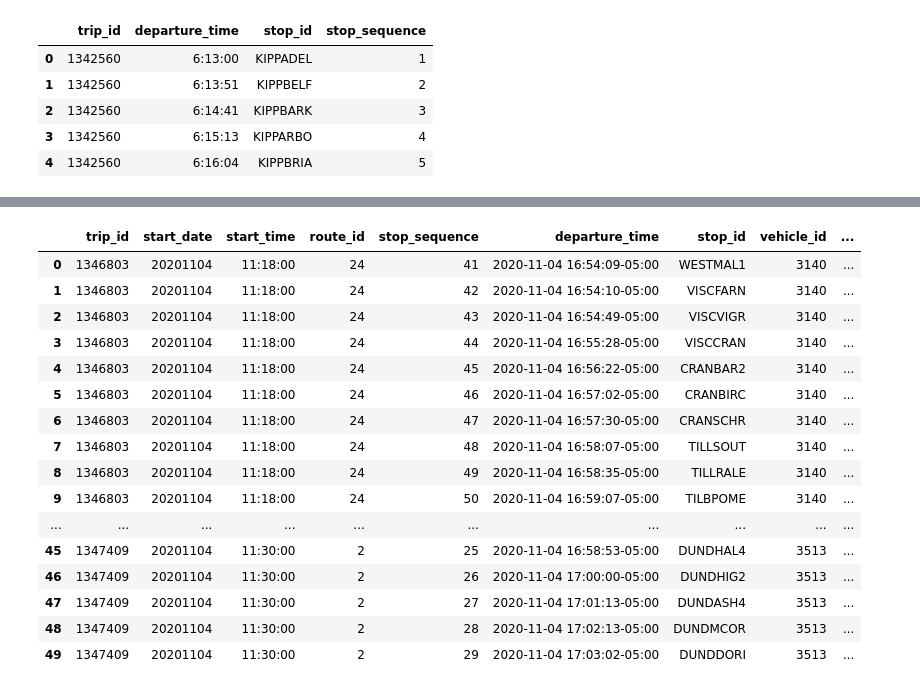
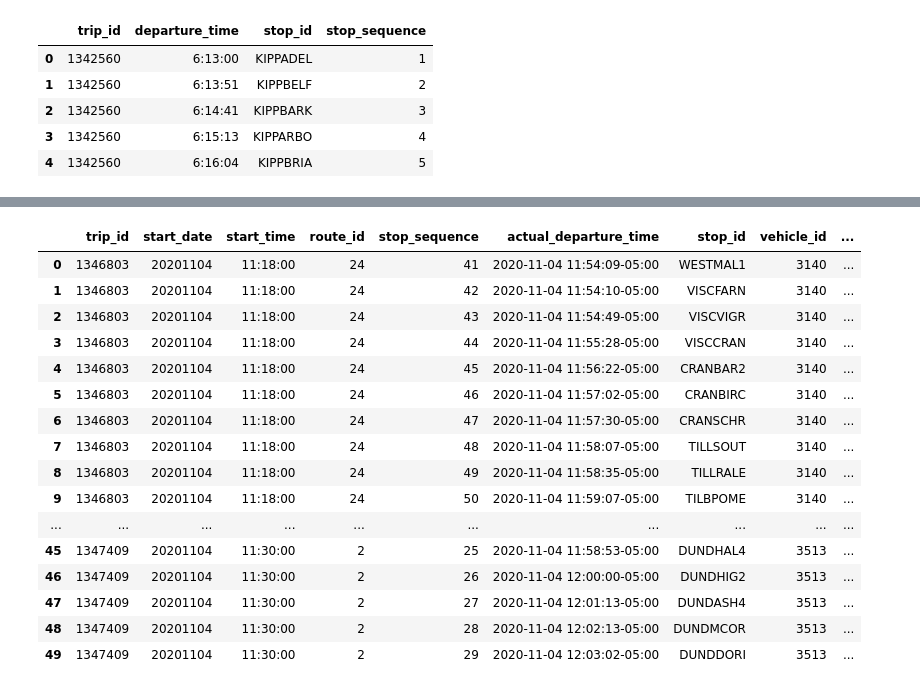
Before and after one commit to ningsongshen/public-transit-schedules, a Jupyter notebook: modelling/model.ipynb, the cells around one changed output, grey strips where cells are left out. Saved outputs shown, nothing was run; the diff lists cells and outputs as text; code cells hidden in the pictures.

```diff
--- a/modelling/model.ipynb
+++ b/modelling/model.ipynb
@@ -50,6 +50,7 @@ memory usage: 5.5+ MB
 # %%
 csv_path = RESULT_DIRECTORY + '/result.csv'
-actual_df = pd.read_csv(csv_path, sep=',', error_bad_lines=False, index_col=False, infer_datetime_format=True)
+actual_df = pd.read_csv(csv_path, sep=',', error_bad_lines=False, index_col=False)
+actual_df = actual_df.rename(columns={'departure_time': 'actual_departure_time'})
 actual_df.info()
 actual_df.head()
 # %% [output]
@@ -109,8 +110,8 @@ memory usage: 274.1+ MB
 | 3 | 1346803 | 20201104 | 11:18:00 | 24 | 44 | 1604508928 | VISCCRAN | 3140 | ... |
 | 4 | 1346803 | 20201104 | 11:18:00 | 24 | 45 | 1604508982 | CRANBAR2 | 3140 | ... |
 # %%
-actual_df['departure_time'] = pd.to_datetime(actual_df['departure_time'], unit='s', errors='coerce').dt.tz_localize('America/Toronto')
-actual_df['timestamp'] = pd.to_datetime(actual_df['timestamp'], unit='s', errors='coerce').dt.tz_localize('America/Toronto')
+actual_df['actual_departure_time'] = pd.to_datetime(actual_df['actual_departure_time'], unit='s', errors='coerce').dt.tz_localize('utc').dt.tz_convert('America/Toronto')
+actual_df['timestamp'] = pd.to_datetime(actual_df['timestamp'], unit='s', errors='coerce').dt.tz_localize('utc').dt.tz_convert('America/Toronto')
 actual_df['stop_id'] = actual_df['stop_id'].astype('category')
 # actual_df['start_date'] = pd.to_datetime(actual_df['start_date'], infer_datetime_format=True, errors='coerce')
 # actual_df['start_time'] = pd.to_datetime(actual_df['start_time'], infer_datetime_format=True, errors='coerce')
@@ -136,20 +137,20 @@ Data columns (total 10 columns):
 dtypes: category(1), datetime64[ns, America/Toronto](2), int32(5), object(2)
 memory usage: 246.8+ MB
-|  | trip_id | start_date | start_time | route_id | stop_sequence | departure_time | stop_id | vehicle_id | ... |
-| 0 | 1346803 | 20201104 | 11:18:00 | 24 | 41 | 2020-11-04 16:54:09-05:00 | WESTMAL1 | 3140 | ... |
-| 1 | 1346803 | 20201104 | 11:18:00 | 24 | 42 | 2020-11-04 16:54:10-05:00 | VISCFARN | 3140 | ... |
-| 2 | 1346803 | 20201104 | 11:18:00 | 24 | 43 | 2020-11-04 16:54:49-05:00 | VISCVIGR | 3140 | ... |
-| 3 | 1346803 | 20201104 | 11:18:00 | 24 | 44 | 2020-11-04 16:55:28-05:00 | VISCCRAN | 3140 | ... |
-| 4 | 1346803 | 20201104 | 11:18:00 | 24 | 45 | 2020-11-04 16:56:22-05:00 | CRANBAR2 | 3140 | ... |
-| 5 | 1346803 | 20201104 | 11:18:00 | 24 | 46 | 2020-11-04 16:57:02-05:00 | CRANBIRC | 3140 | ... |
-| 6 | 1346803 | 20201104 | 11:18:00 | 24 | 47 | 2020-11-04 16:57:30-05:00 | CRANSCHR | 3140 | ... |
-| 7 | 1346803 | 20201104 | 11:18:00 | 24 | 48 | 2020-11-04 16:58:07-05:00 | TILLSOUT | 3140 | ... |
-| 8 | 1346803 | 20201104 | 11:18:00 | 24 | 49 | 2020-11-04 16:58:35-05:00 | TILLRALE | 3140 | ... |
-| 9 | 1346803 | 20201104 | 11:18:00 | 24 | 50 | 2020-11-04 16:59:07-05:00 | TILBPOME | 3140 | ... |
+|  | trip_id | start_date | start_time | route_id | stop_sequence | actual_departure_time | stop_id | vehicle_id | ... |
+| 0 | 1346803 | 20201104 | 11:18:00 | 24 | 41 | 2020-11-04 11:54:09-05:00 | WESTMAL1 | 3140 | ... |
+| 1 | 1346803 | 20201104 | 11:18:00 | 24 | 42 | 2020-11-04 11:54:10-05:00 | VISCFARN | 3140 | ... |
+| 2 | 1346803 | 20201104 | 11:18:00 | 24 | 43 | 2020-11-04 11:54:49-05:00 | VISCVIGR | 3140 | ... |
+| 3 | 1346803 | 20201104 | 11:18:00 | 24 | 44 | 2020-11-04 11:55:28-05:00 | VISCCRAN | 3140 | ... |
+| 4 | 1346803 | 20201104 | 11:18:00 | 24 | 45 | 2020-11-04 11:56:22-05:00 | CRANBAR2 | 3140 | ... |
+| 5 | 1346803 | 20201104 | 11:18:00 | 24 | 46 | 2020-11-04 11:57:02-05:00 | CRANBIRC | 3140 | ... |
+| 6 | 1346803 | 20201104 | 11:18:00 | 24 | 47 | 2020-11-04 11:57:30-05:00 | CRANSCHR | 3140 | ... |
+| 7 | 1346803 | 20201104 | 11:18:00 | 24 | 48 | 2020-11-04 11:58:07-05:00 | TILLSOUT | 3140 | ... |
+| 8 | 1346803 | 20201104 | 11:18:00 | 24 | 49 | 2020-11-04 11:58:35-05:00 | TILLRALE | 3140 | ... |
+| 9 | 1346803 | 20201104 | 11:18:00 | 24 | 50 | 2020-11-04 11:59:07-05:00 | TILBPOME | 3140 | ... |
 | ... | ... | ... | ... | ... | ... | ... | ... | ... | ... |
-| 45 | 1347409 | 20201104 | 11:30:00 | 2 | 25 | 2020-11-04 16:58:53-05:00 | DUNDHAL4 | 3513 | ... |
-| 46 | 1347409 | 20201104 | 11:30:00 | 2 | 26 | 2020-11-04 17:00:00-05:00 | DUNDHIG2 | 3513 | ... |
-| 47 | 1347409 | 20201104 | 11:30:00 | 2 | 27 | 2020-11-04 17:01:13-05:00 | DUNDASH4 | 3513 | ... |
-| 48 | 1347409 | 20201104 | 11:30:00 | 2 | 28 | 2020-11-04 17:02:13-05:00 | DUNDMCOR | 3513 | ... |
-| 49 | 1347409 | 20201104 | 11:30:00 | 2 | 29 | 2020-11-04 17:03:02-05:00 | DUNDDORI | 3513 | ... |
+| 45 | 1347409 | 20201104 | 11:30:00 | 2 | 25 | 2020-11-04 11:58:53-05:00 | DUNDHAL4 | 3513 | ... |
+| 46 | 1347409 | 20201104 | 11:30:00 | 2 | 26 | 2020-11-04 12:00:00-05:00 | DUNDHIG2 | 3513 | ... |
+| 47 | 1347409 | 20201104 | 11:30:00 | 2 | 27 | 2020-11-04 12:01:13-05:00 | DUNDASH4 | 3513 | ... |
+| 48 | 1347409 | 20201104 | 11:30:00 | 2 | 28 | 2020-11-04 12:02:13-05:00 | DUNDMCOR | 3513 | ... |
+| 49 | 1347409 | 20201104 | 11:30:00 | 2 | 29 | 2020-11-04 12:03:02-05:00 | DUNDDORI | 3513 | ... |
 # %%
```
Also changed, not shown: parts of 5 cells of this notebook.
